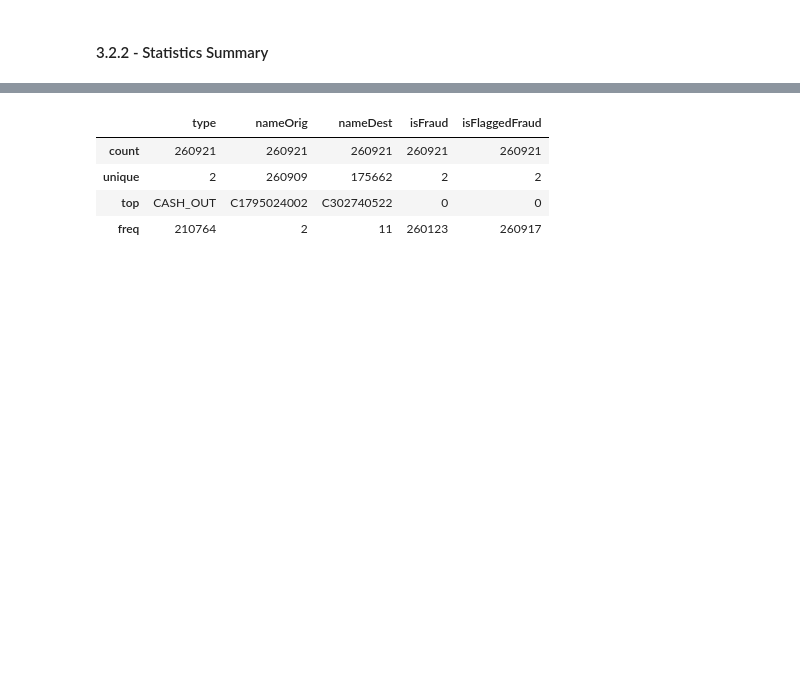
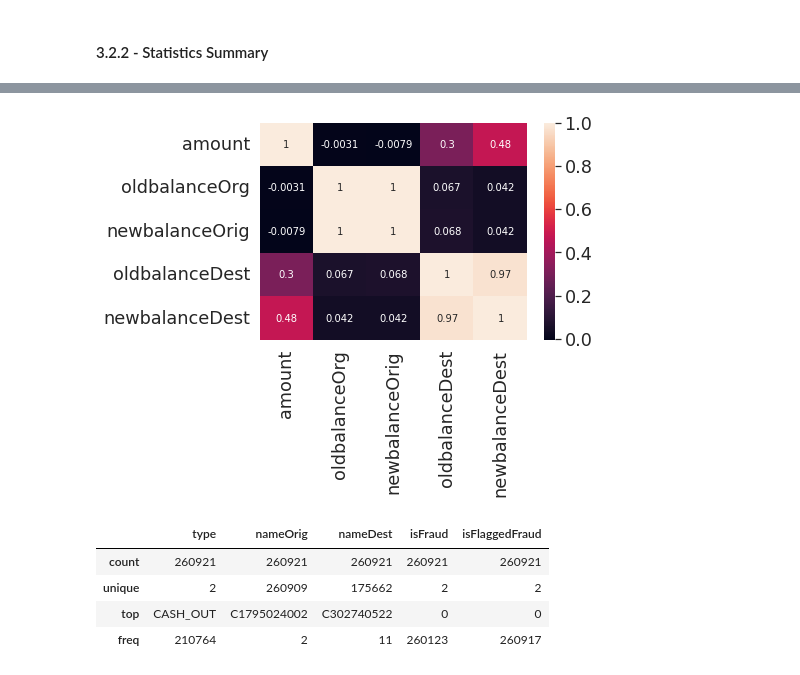
Before and after one commit to felipebita/fraud_detection, a Jupyter notebook: notebook/fraud_project.ipynb, the cells around one changed output, grey strips where cells are left out. Drawn from its saved outputs; the diff is of its cells as text; code cells hidden in the pictures; blank space fills up the shorter version.

```diff
--- a/notebook/fraud_project.ipynb
+++ b/notebook/fraud_project.ipynb
@@ -296,3 +297,10 @@ sns.kdeplot(ax=axes[5], x='newbalanceDest', data=dataset)
+# %%
+cont_var = dataset[['amount','oldbalanceOrg','newbalanceOrig','oldbalanceDest','newbalanceDest']]
+corrMatrix = cont_var.corr()
+sns.heatmap(corrMatrix, annot=True,annot_kws={"size": 10})
+plt.show()
+# %% [output]
+[figure, added]
 # %%
 dataset.describe(include= 'object')
 # %% [output]
```
Also changed, not shown: parts of 8 cells of this notebook, 1 other file.
